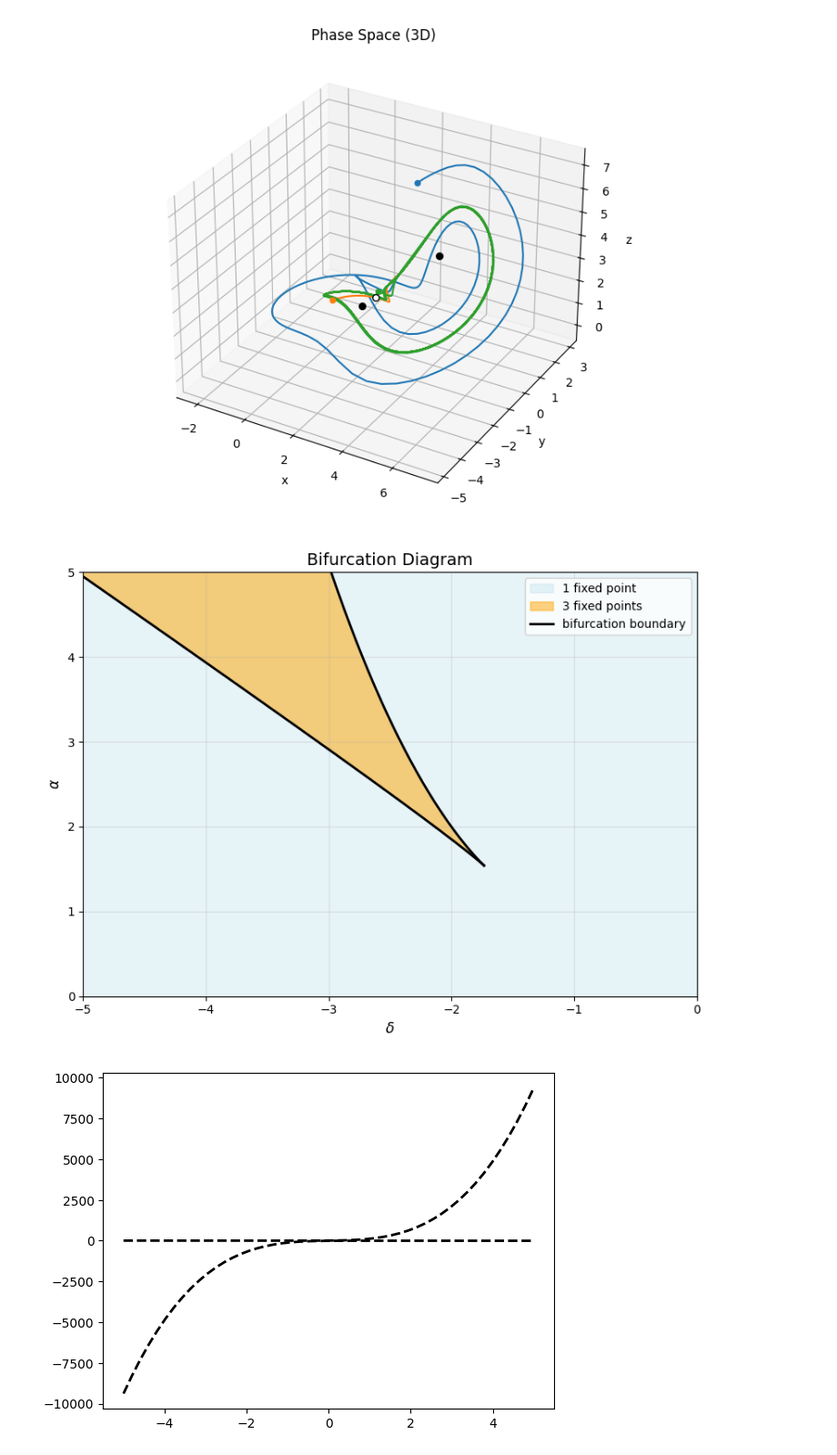
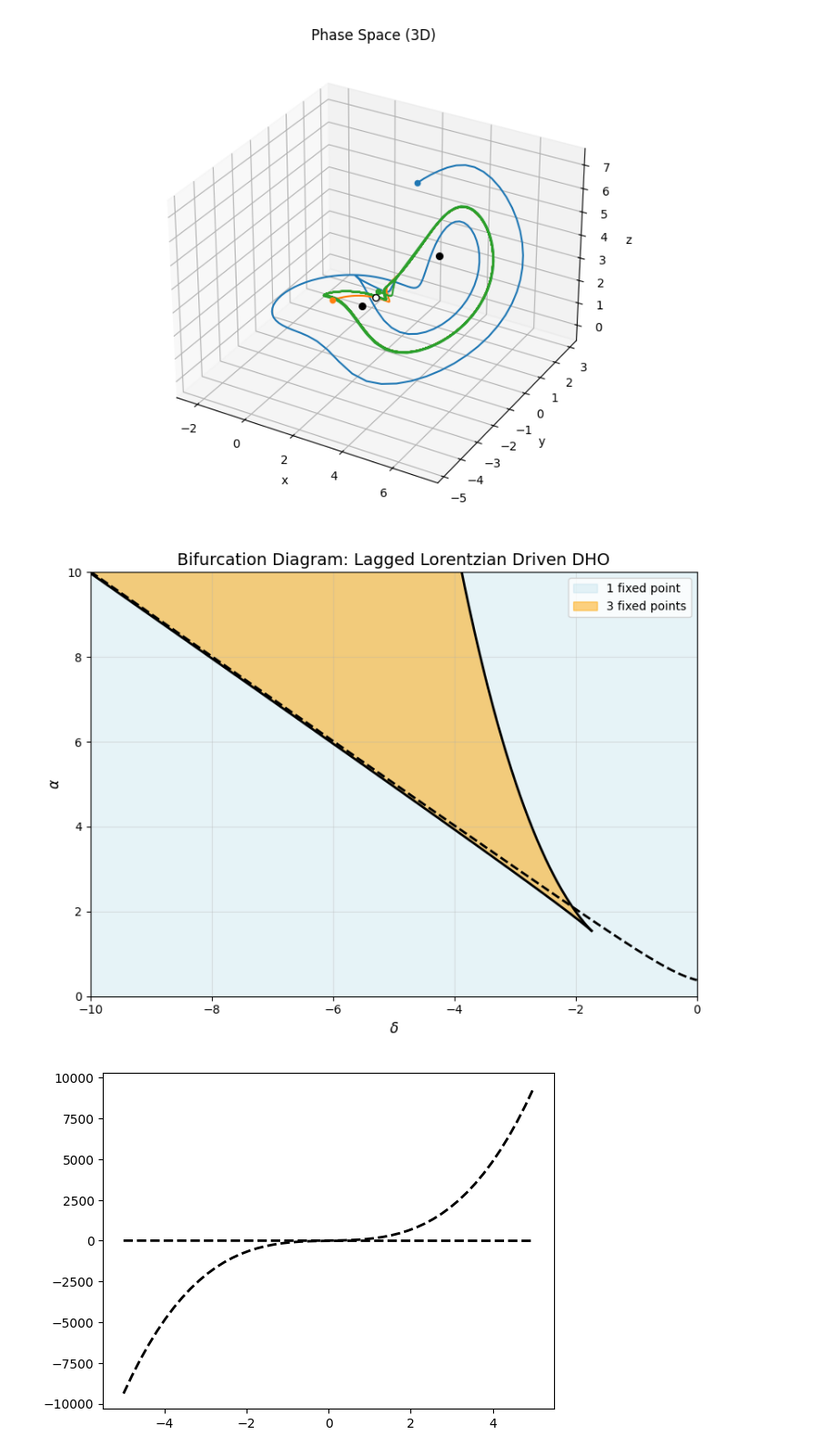
Before and after one commit to LeendertT420/PhD_various, a Jupyter notebook: Superfluid/others/Biufurcations.ipynb, the cells around one changed output. Shown at 91% size. Cells and saved outputs as stored; diff of their text form; code cells hidden in the pictures.

```diff
--- a/Superfluid/others/Biufurcations.ipynb
+++ b/Superfluid/others/Biufurcations.ipynb
@@ -179,7 +179,7 @@ solve_and_plot(damped_harmonic_oscillator, t_span=(0, 20), initial_conditions=in
 now with driving
 # %%
 zeta = 0.1
-alpha = 5
+alpha = 3.9
 delta = -4
 
 def driven_DHO(t, y):
@@ -231,7 +229,7 @@ def bifurcation(d):
 
 zeta=0.1
 delta=-4
-alpha = bifurcation(delta)-0.001
+alpha = bifurcation(delta)+0.001
 
 #Example initial conditions (for notebook use):
 initial_conditions = [
@@ -376,7 +378,7 @@ zeta = 0.3
 tau = 1
 
 # Define delta range
-deltas = np.linspace(-5, 0, 2000)
+deltas = np.linspace(-10, 0, 2000)
 
 # Mask for valid region
 #mask = np.abs(deltas) >= np.sqrt(3)
@@ -402,43 +404,43 @@ upper = upper_boundary(deltas)
 lasing = lasing_threshold(deltas, 0.05, 1)
 
 # Set plot limits (controls shading extent!)
-alpha_min, alpha_max = 0, 5
+alpha_min, alpha_max = 0, 10
 
 plt.figure(figsize=(8,6))
 
 # Shade EVERYTHING light blue first
 plt.fill_between(deltas, alpha_min, alpha_max, color='lightblue', alpha=0.3,
                  label='1 fixed point')
 
 # Overlay bistable region
 plt.fill_between(deltas, lower, upper, color='orange', alpha=0.5,
                  label='3 fixed points')
 
 # Plot boundaries on top
 plt.plot(deltas, lower, 'k', linewidth=2, label='bifurcation boundary')
-plt.plot(deltas, upper, 'k', linewidth=2)
-#plt.plot(deltas, lasing, 'k', linewidth=2, linestyle='--')
+#plt.plot(deltas, upper, 'k', linewidth=2, label='lasing threshold')
+plt.plot(deltas, lasing, 'k', linewidth=2, linestyle='--')
 
 
 # Labels
 plt.xlabel(r'$\delta$', fontsize=12)
 plt.ylabel(r'$\alpha$', fontsize=12)
-plt.title('Bifurcation Diagram', fontsize=14)
+plt.title('Bifurcation Diagram: Lagged Lorentzian Driven DHO', fontsize=14)
 
 # Limits
 plt.xlim(deltas.min(), 0)
 plt.ylim(alpha_min, alpha_max)
 
 # Legend
 plt.legend()
 
 # Grid
 plt.grid(alpha=0.3)
 
 plt.tight_layout()
 plt.show()
 # %% [output]
-[figure, old version]
+[figure, new version]
 # %%
 def lasing_threshold2(d, z, t):
     B = z*(2*z*t+t+1/t)
```
Also changed, not shown: parts of 5 cells of this notebook, 24 other files.
